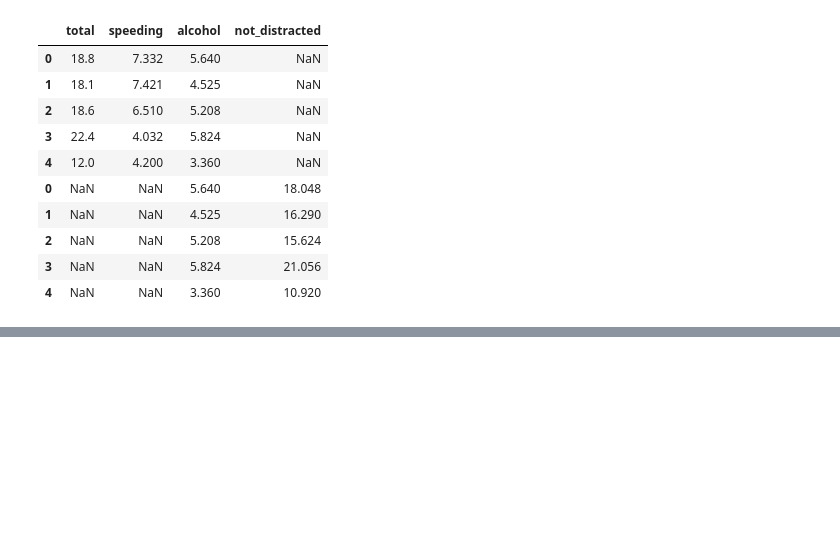
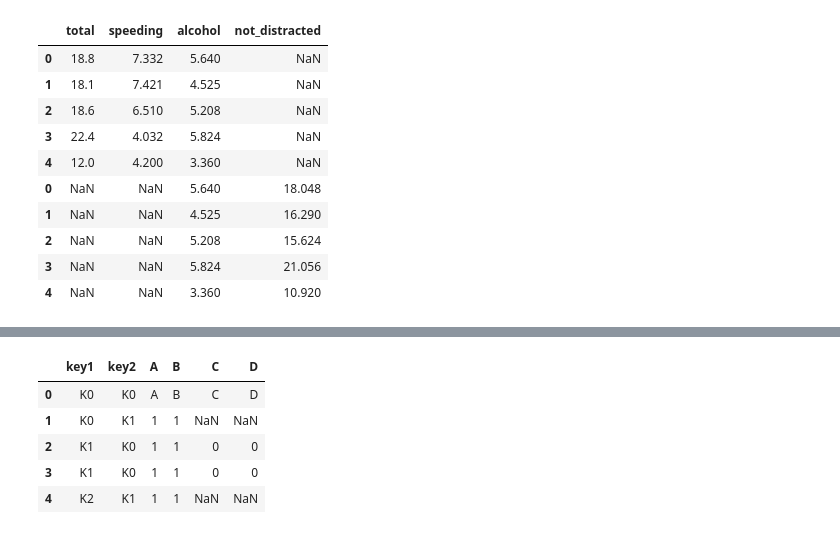
Before and after one commit to daje0601/CookBook-Python, a Jupyter notebook: pandas_2.ipynb, the cells around one changed output, grey strips where cells are left out. Drawn from its saved outputs; the diff is of its cells as text; code cells hidden in the pictures; blank space fills up the shorter version.

```diff
--- a/pandas_2.ipynb
+++ b/pandas_2.ipynb
@@ -164,0 +223,18 @@ pd.merge(df1, df3, on="speeding", how="inner")
+# %%
+# ex_merge1에 다가 ex_merge2를 더해주는데 merge1의 row 기준과 column["key1", "key2"] 기준으로 병합하자
+# 위 문장을 코드로 적으면 아래 코드가 됩니다.
+
+pd.merge(ex_merge1, ex_merge2, how="left", on=["key1", "key2"])
+
+# 이렇게 merge를 시키면 ex_merge1과 ex_merge2의 on을 확인하며 실행이 되다가
+# merge1의 on 값이 종료되는 시점에 맞추어 표가 합쳐집니다.
+
+# merge1에는 있는데 merge2에는 없는 값들은 NaN(결측치)를 출력하게 된다
+# NaN(결측치)은 값이 없다라는 걸 나타낸다고 간단히 이해하면 된다.
+# %% [output]
+|  | key1 | key2 | A | B | C | D |
+| 0 | K0 | K0 | A | B | C | D |
+| 1 | K0 | K1 | 1 | 1 | NaN | NaN |
+| 2 | K1 | K0 | 1 | 1 | 0 | 0 |
+| 3 | K1 | K0 | 1 | 1 | 0 | 0 |
+| 4 | K2 | K1 | 1 | 1 | NaN | NaN |
```
Also changed, not shown: parts of 18 cells of this notebook.
